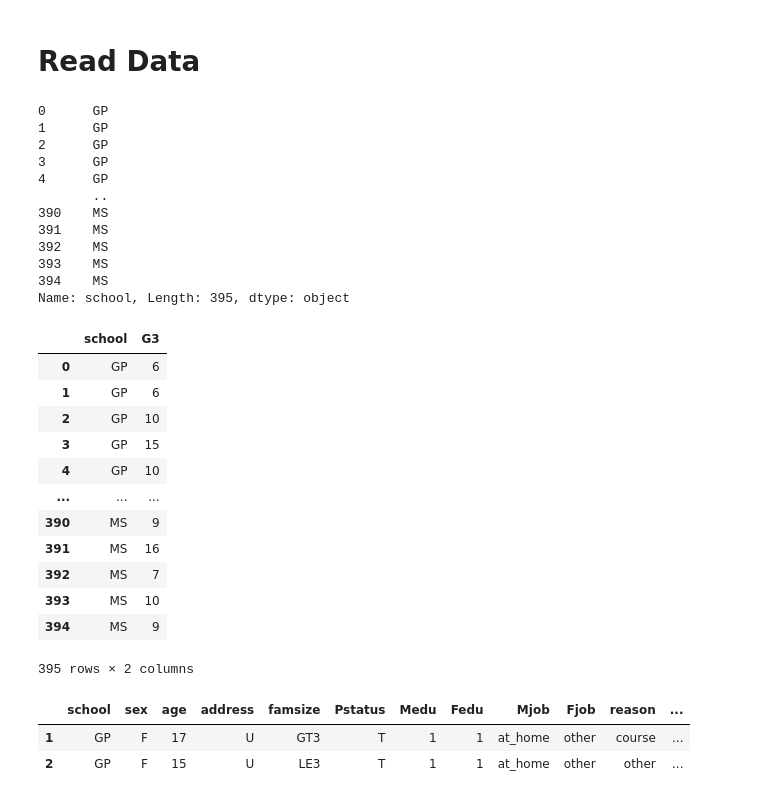
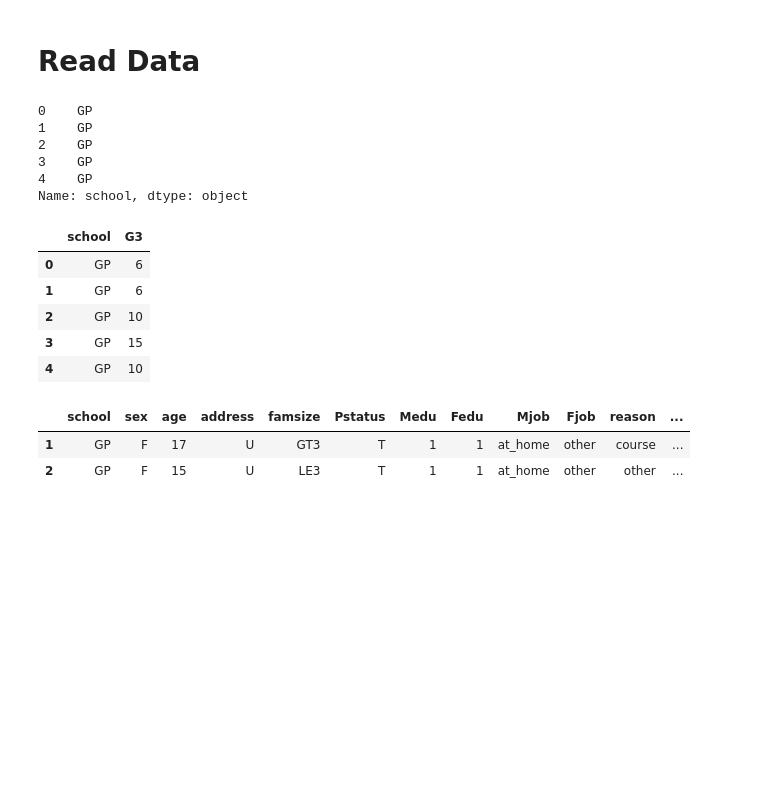
Before and after one commit to id-shiv/knowledge_base, a Jupyter notebook: [Project_401]_Data_Handling_with_Pandas.ipynb, the cells around one changed output. Saved outputs shown, nothing was run; the diff lists cells and outputs as text; code cells hidden in the pictures; blank space fills up the shorter version.

```diff
--- a/[Project_401]_Data_Handling_with_Pandas.ipynb
+++ b/[Project_401]_Data_Handling_with_Pandas.ipynb
@@ -45,38 +45,25 @@ data.describe()
 # Read Data
 # %%
 # Get data of a specific column
-data['school']
+data['school'].head()
 # %% [output]
-0      GP
-1      GP
-2      GP
-3      GP
-4      GP
-       ..
-390    MS
-391    MS
-392    MS
-393    MS
-394    MS
-Name: school, Length: 395, dtype: object
+0    GP
+1    GP
+2    GP
+3    GP
+4    GP
+Name: school, dtype: object
 # %%
 # Get data of multiple columns
 # data[[column_1, column_2, ...]]
-data[['school', 'G3']]
+data[['school', 'G3']].head()
 # %% [output]
 |  | school | G3 |
 | 0 | GP | 6 |
 | 1 | GP | 6 |
 | 2 | GP | 10 |
 | 3 | GP | 15 |
 | 4 | GP | 10 |
-| ... | ... | ... |
-| 390 | MS | 9 |
-| 391 | MS | 16 |
-| 392 | MS | 7 |
-| 393 | MS | 10 |
-| 394 | MS | 9 |
-395 rows × 2 columns
 # %%
 # Get row by index (or range of index)
 # data.iloc[row_index_start : row_index_end + 1]
```
Also changed, not shown: parts of 12 cells of this notebook.
